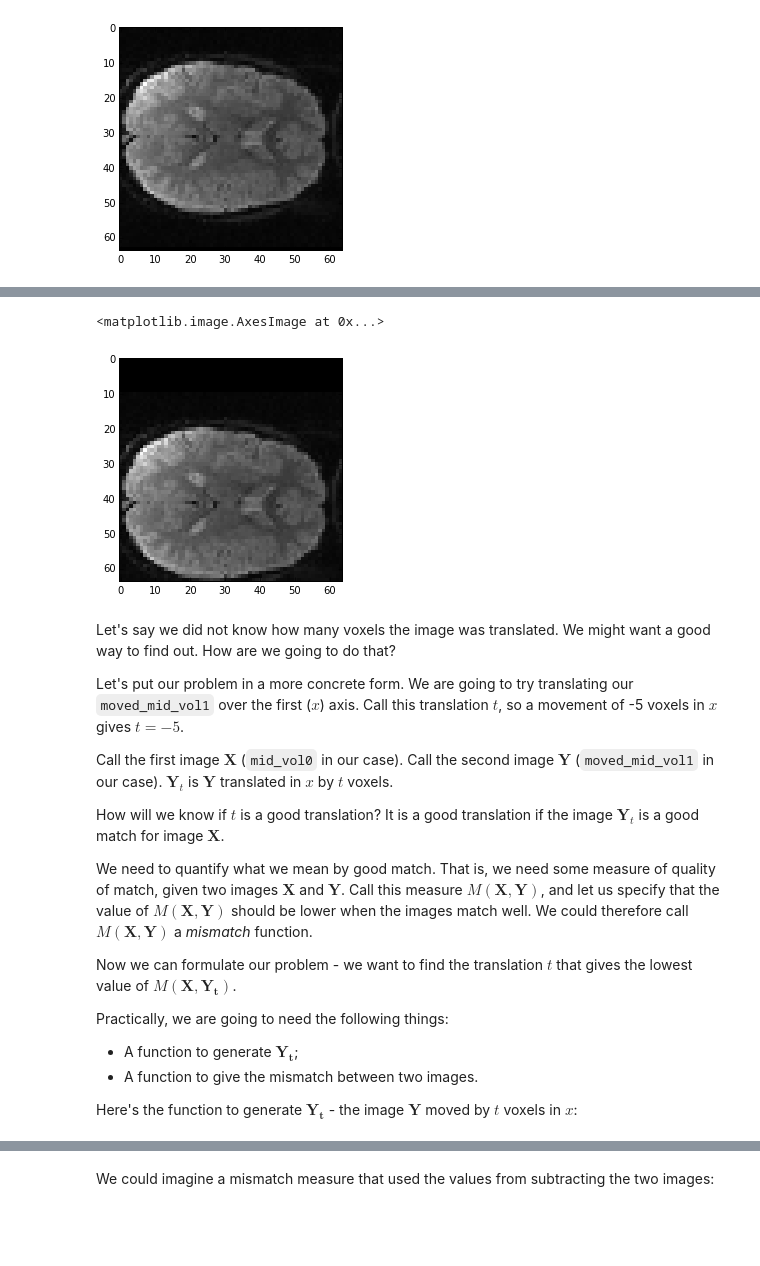
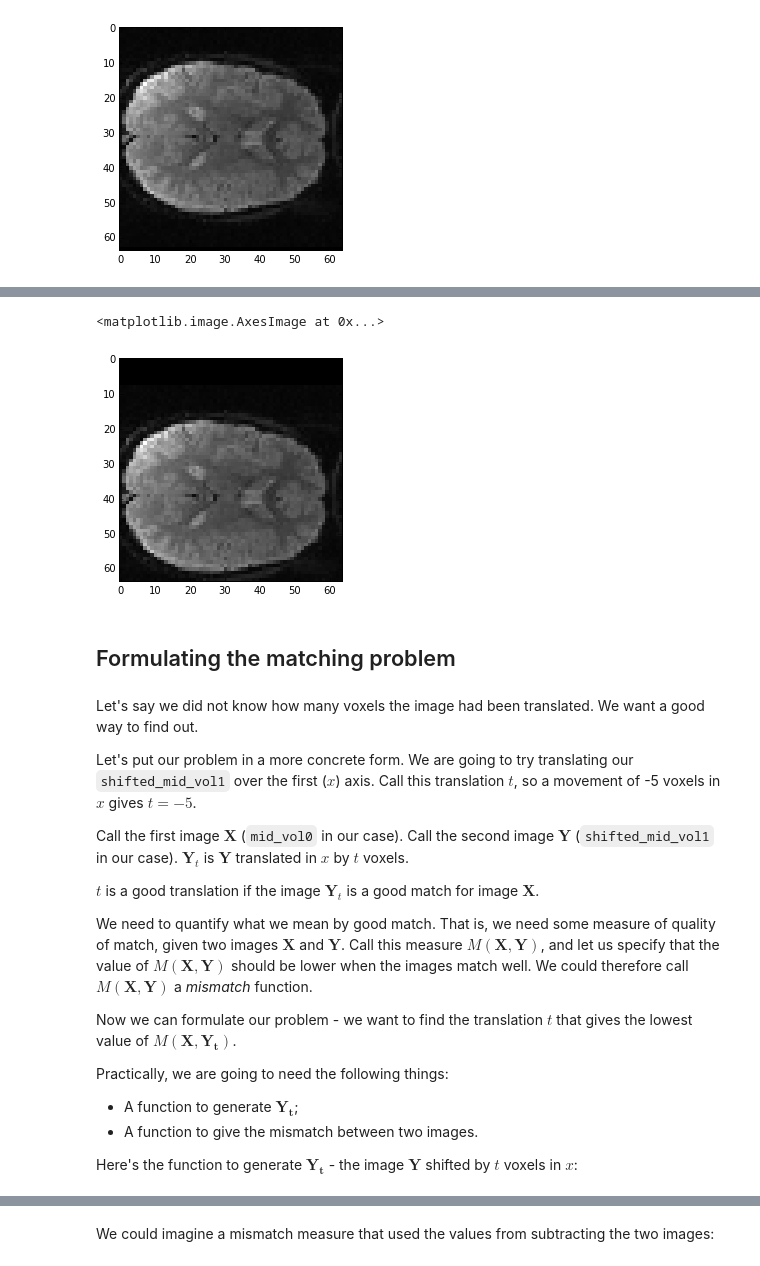
Before and after one commit to practical-neuroimaging/pna2015, a Jupyter notebook: day9/optimizing_space.ipynb, the cells around one changed output, grey strips where cells are left out. Drawn from its saved outputs; the diff is of its cells as text; code cells hidden in the pictures; blank space fills up the shorter version.

```diff
--- a/day9/optimizing_space.ipynb
+++ b/day9/optimizing_space.ipynb
@@ -76,21 +90,23 @@ To see how an automated calculation might work, let's push ``mid_vol1`` 10 voxel
 # %%
 # Make slice full of zeros like mid_vol1 slice
-moved_mid_vol1 = np.zeros(mid_vol1.shape)
+shifted_mid_vol1 = np.zeros(mid_vol1.shape)
 # Fill the lower 54 (of 64) x lines with mid_vol1
-moved_mid_vol1[10:, :] = mid_vol1[:-10, :]
+shifted_mid_vol1[8:, :] = mid_vol1[:-8, :]
 # Now we have something like mid_vol1 but translated in the first dimension
-plt.imshow(moved_mid_vol1)
+plt.imshow(shifted_mid_vol1)
 # %% [output]
 <matplotlib.image.AxesImage at 0x...>
-[figure, old version]
+[figure, new version]
+# %% [markdown]
+## Formulating the matching problem
 # %% [markdown]
-Let's say we did not know how many voxels the image was translated.  We might want a good way to find out. How are we going to do that?
+Let's say we did not know how many voxels the image had been translated.  We want a good way to find out.
 
-Let's put our problem in a more concrete form.  We are going to try translating our `moved_mid_vol1` over the first ($x$) axis.  Call this translation $t$, so a movement of -5 voxels in $x$ gives $t=-5$.
+Let's put our problem in a more concrete form.  We are going to try translating our `shifted_mid_vol1` over the first ($x$) axis.  Call this translation $t$, so a movement of -5 voxels in $x$ gives $t=-5$.
 
-Call the first image $\mathbf{X}$ (`mid_vol0` in our case).  Call the second image  $\mathbf{Y}$ (`moved_mid_vol1` in our case).  $\mathbf{Y}_t$ is $\mathbf{Y}$ translated in $x$ by $t$ voxels.
+Call the first image $\mathbf{X}$ (`mid_vol0` in our case).  Call the second image  $\mathbf{Y}$ (`shifted_mid_vol1` in our case).  $\mathbf{Y}_t$ is $\mathbf{Y}$ translated in $x$ by $t$ voxels.
 
-How will we know if $t$ is a good translation?  It is a good translation if the image $\mathbf{Y}_t$ is a good match for image $\mathbf{X}$.
+$t$ is a good translation if the image $\mathbf{Y}_t$ is a good match for image $\mathbf{X}$.
 
 We need to quantify what we mean by good match.  That is, we need some measure of quality of match, given two images $\mathbf{X}$ and $\mathbf{Y}$.  Call this measure $M(\mathbf{X}, \mathbf{Y})$, and let us specify that the value of $M(\mathbf{X}, \mathbf{Y})$ should be lower when the images match well.  We could therefore call $M(\mathbf{X}, \mathbf{Y})$ a *mismatch* function.
 
@@ -101,7 +117,7 @@ Practically, we are going to need the following things:
 * A function to generate $\mathbf{Y_t}$;
 * A function to give the mismatch between two images.
 
-Here's the function to generate $\mathbf{Y_t}$ - the image $\mathbf{Y}$ moved by $t$ voxels in $x$:
+Here's the function to generate $\mathbf{Y_t}$ - the image $\mathbf{Y}$ shifted by $t$ voxels in $x$:
 # %%
 def x_trans_slice(img_slice, x_vox_trans):
     """ Make a new copy of `img_slice` translated by `x_vox_trans` voxels
```
Also changed, not shown: parts of 61 cells of this notebook.
